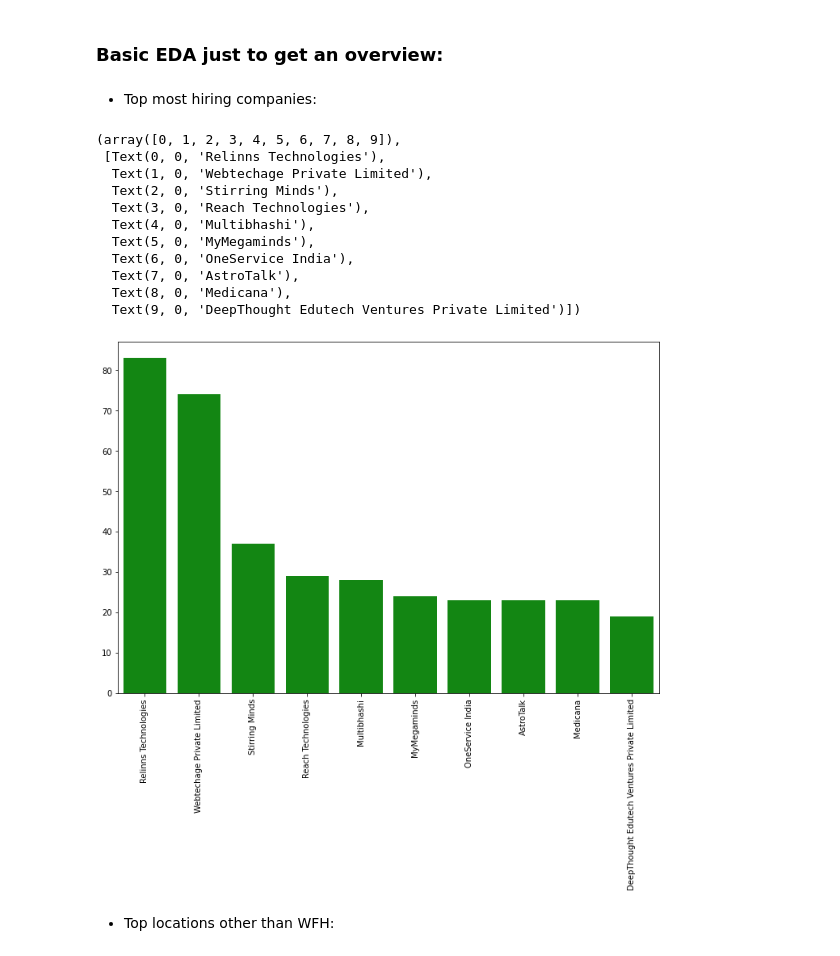
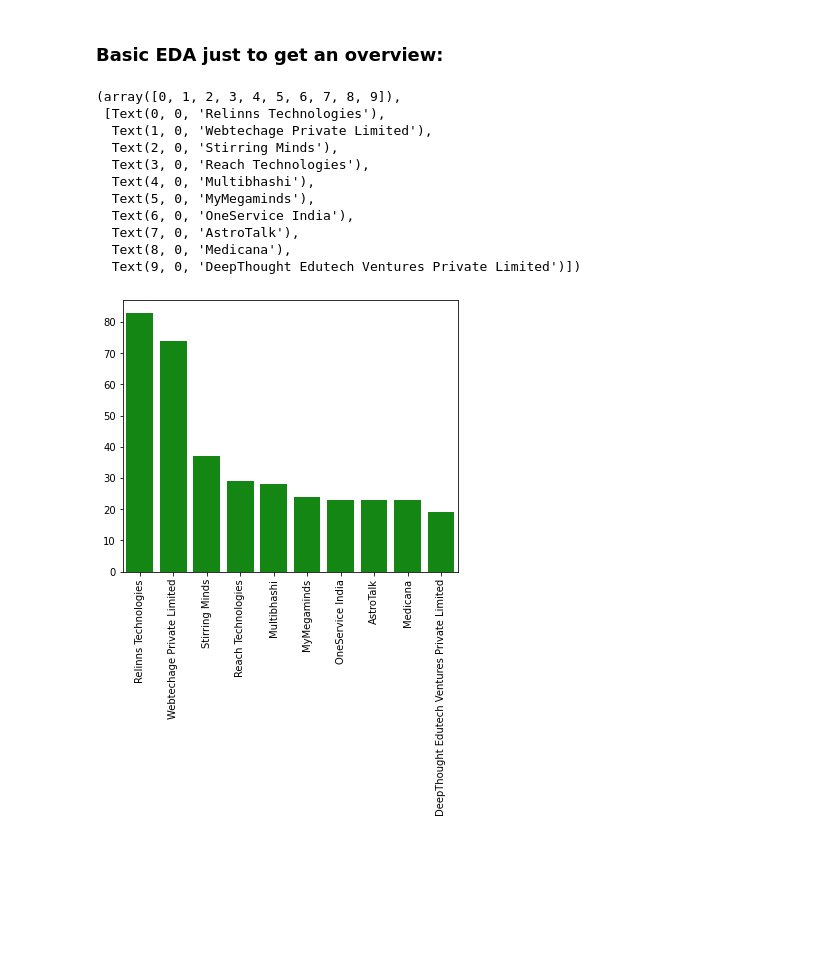
Before and after one commit to rishi5565/internshala-stipend-estimator, a Jupyter notebook: data_cleaning_processing_eda_modelling.ipynb, the cells around one changed output. Saved outputs shown, nothing was run; the diff lists cells and outputs as text; code cells hidden in the pictures; blank space fills up the shorter version.

```diff
--- a/data_cleaning_processing_eda_modelling.ipynb
+++ b/data_cleaning_processing_eda_modelling.ipynb
@@ -208,25 +209,22 @@ df1 = df1[(df1["Stipend"] <=df1["Stipend"].quantile(0.9)) & (df1["Stipend"] >=df
 import seaborn as sns
 import matplotlib.pyplot as plt
 %matplotlib inline
-# %% [markdown]
-* Top most hiring companies:
 # %%
-plt.figure(figsize=(12,8))
+# Top 10 most hiring companies
+plt.figure(figsize=(6,5))
 sns.barplot(x=df1["Company"].value_counts()[0:10].index, y=df1["Company"].value_counts()[0:10].values, color="#009900")
 plt.xticks(rotation=90)
 # %% [output]
 (array([0, 1, 2, 3, 4, 5, 6, 7, 8, 9]),
  [Text(0, 0, 'Relinns Technologies'),
   Text(1, 0, 'Webtechage Private Limited'),
   Text(2, 0, 'Stirring Minds'),
   Text(3, 0, 'Reach Technologies'),
   Text(4, 0, 'Multibhashi'),
   Text(5, 0, 'MyMegaminds'),
   Text(6, 0, 'OneService India'),
   Text(7, 0, 'AstroTalk'),
   Text(8, 0, 'Medicana'),
   Text(9, 0, 'DeepThought Edutech Ventures Private Limited')])
-[figure, old version]
+[figure, new version]
-# %% [markdown]
-* Top locations other than WFH:
 # %%
```
Also changed, not shown: parts of 53 cells of this notebook, 2 other files.
